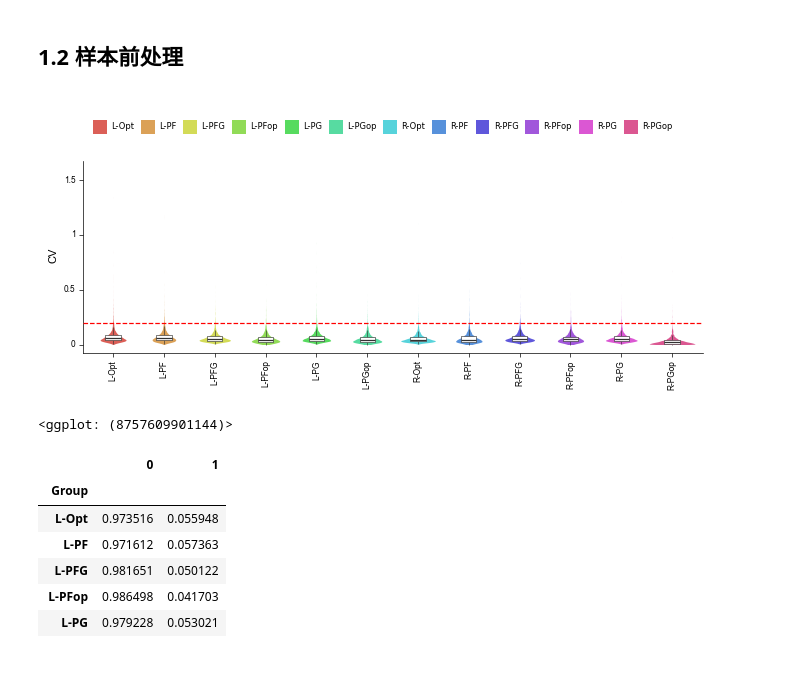
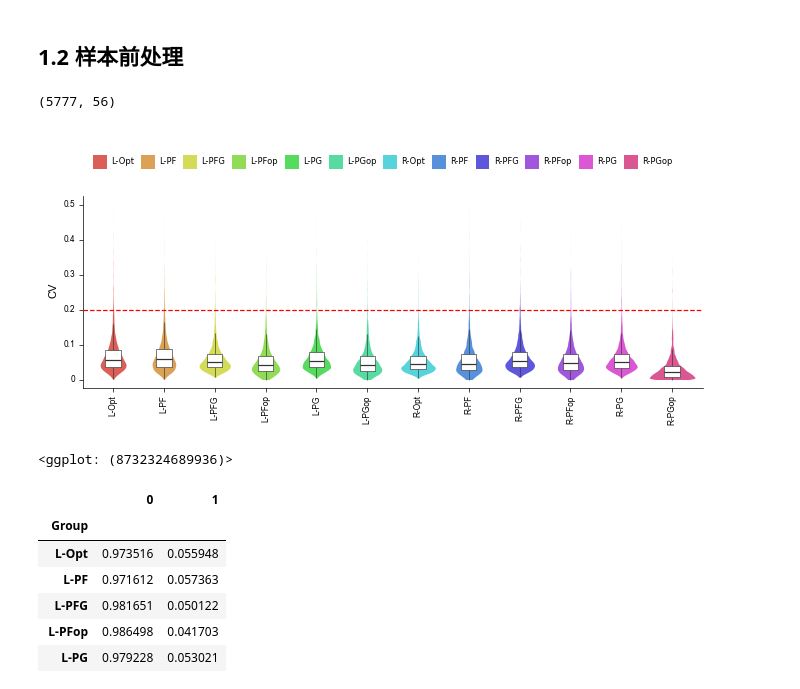
Before and after one commit to duzc-Repos/macaqueIPLProteomics, a Jupyter notebook: src/0.preprocessing.ipynb, the cells around one changed output. Saved outputs shown, nothing was run; the diff lists cells and outputs as text; code cells hidden in the pictures.

```diff
--- a/src/0.preprocessing.ipynb
+++ b/src/0.preprocessing.ipynb
@@ -16,6 +16,8 @@ rawinfo.columns = ["ID", "Region", "Batch", "Hemi"]
 rawinfo["Batch"] = "Batch" + rawinfo["Batch"].astype("str")
 rawinfo["Region"] = [ str(i)[:-1] for i in rawinfo["Region"] ]
 rawinfo["Group"] = [ i[0]+"-"+j for i, j in zip(rawinfo["Hemi"], rawinfo["Region"])]
+rawinfo["Name"] = rawinfo["Region"] + "-" + rawinfo["ID"]
 
 rawdata.columns = rawinfo.loc[rawdata.columns, "ID"]
 rawinfo.set_index("ID", inplace=True)
+rawdata.shape
@@ -114,6 +122,9 @@ protein_NA_ratio.shape, (protein_NA_ratio["Ratio"] >= 0.5).sum()
 na_thr = 0.5
 prot_idx = rawdata.isna().sum(axis=1)/rawdata.shape[1] < na_thr
 cleandata_filt_na_prot = rawdata.loc[prot_idx, :]
+cleandata_filt_na_prot.shape
+# %% [output]
+(5777, 56)
 # %%
 # 2. Median normalization
 cleandata_median_norm = cleandata_filt_na_prot / cleandata_filt_na_prot.median(axis=0, skipna=True)
@@ -125,34 +136,35 @@ group_cv = (group_std / group_mean).T.melt(value_name="CV", var_name="Group")
 # %%
 violin_plot = (p9.ggplot(p9.aes(x="Group", y="CV", ), group_cv)
   + p9.geom_violin(p9.aes(fill="Group"), color=None)
   + p9.geom_boxplot( width=0.3, size=0.25, outlier_shape=None, outlier_alpha=0)
   + p9.geom_hline(yintercept=0.2, color="red", linetype="dashed", size=0.5)
+  + p9.ylim(0, 0.5)
   + p9.theme_classic()
   + p9.theme(figure_size=(8, 2.5),
               axis_text = p9.element_text(color="black", size=6, family="Arial"),
               axis_text_x = p9.element_text(angle=90),
               axis_title=p9.element_text(color="black", size=8, family="Arial"),
               axis_title_x = p9.element_blank(),
               axis_line = p9.element_line(size=0.5),
               axis_ticks = p9.element_line(color="black", size=0.5),
               axis_ticks_minor_y=p9.element_blank(),
 
               legend_title=p9.element_blank(),
               legend_text=p9.element_text(color="black", size=6),
               legend_key_size=10,
               legend_background=p9.element_blank(),
               legend_direction="horizontal",
               legend_position="top",
               strip_background=p9.element_rect(size=0.5),
               strip_text=p9.element_text(size=12),
               subplots_adjust={"hspace":0.4})
   + p9.guides(fill=p9.guide_legend(nrow=1, byrow=True))
 )
 p9.ggsave(barplot, "../res/0.preprocessing/0.group_cv.pdf", width=8, height=2.5, verbose=False )
 violin_plot
 # %% [output]
-[figure, old version]
+[figure, new version]
-<ggplot: (8757609901144)>
+<ggplot: (8732324689936)>
 # %%
 group_cv_pass_ratio = ((group_std / group_mean).T < 0.2).sum(axis=0)/cleandata_median_norm.shape[0]
 group_cv_median = (group_std / group_mean).T.median(axis=0, skipna=True)
```
Also changed, not shown: parts of 16 cells of this notebook, 2 other files.
